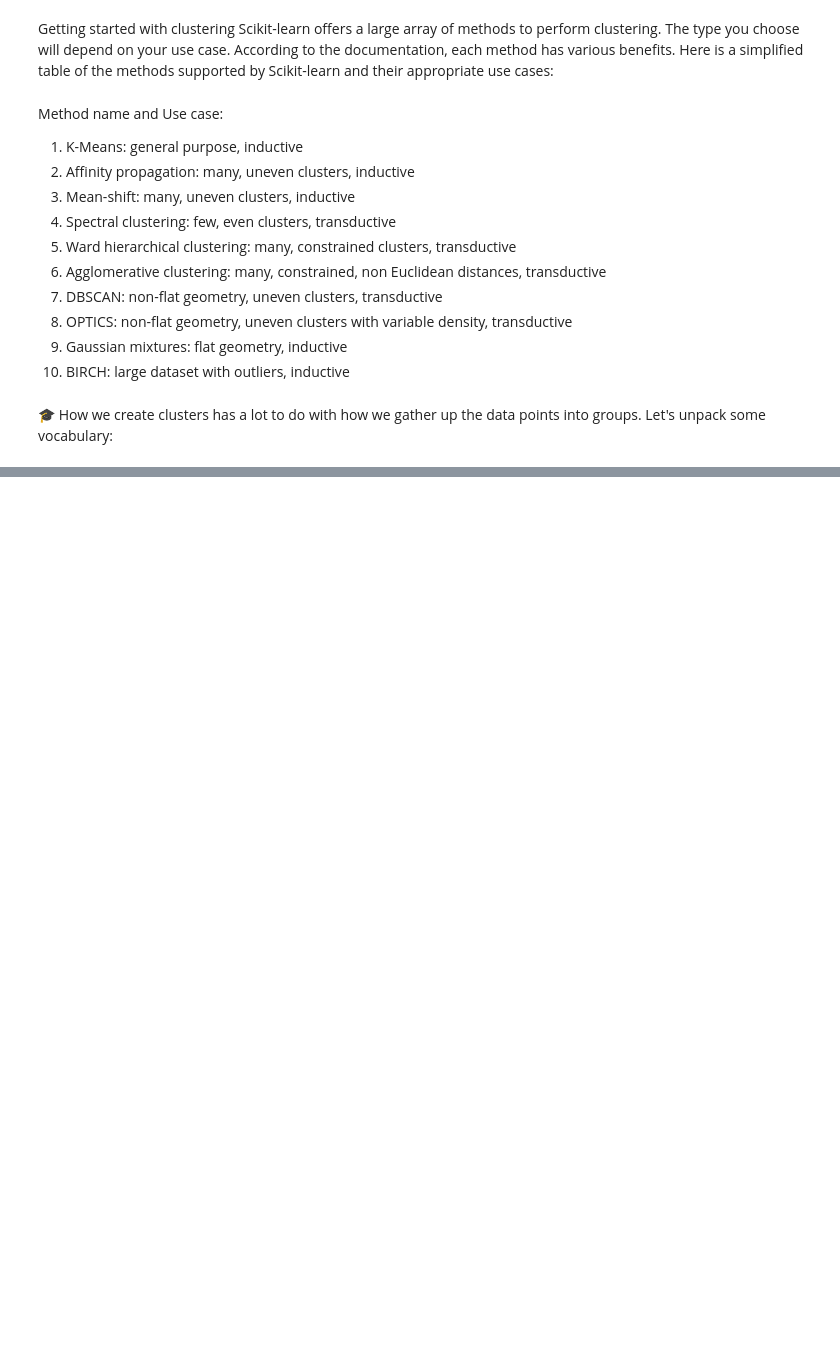
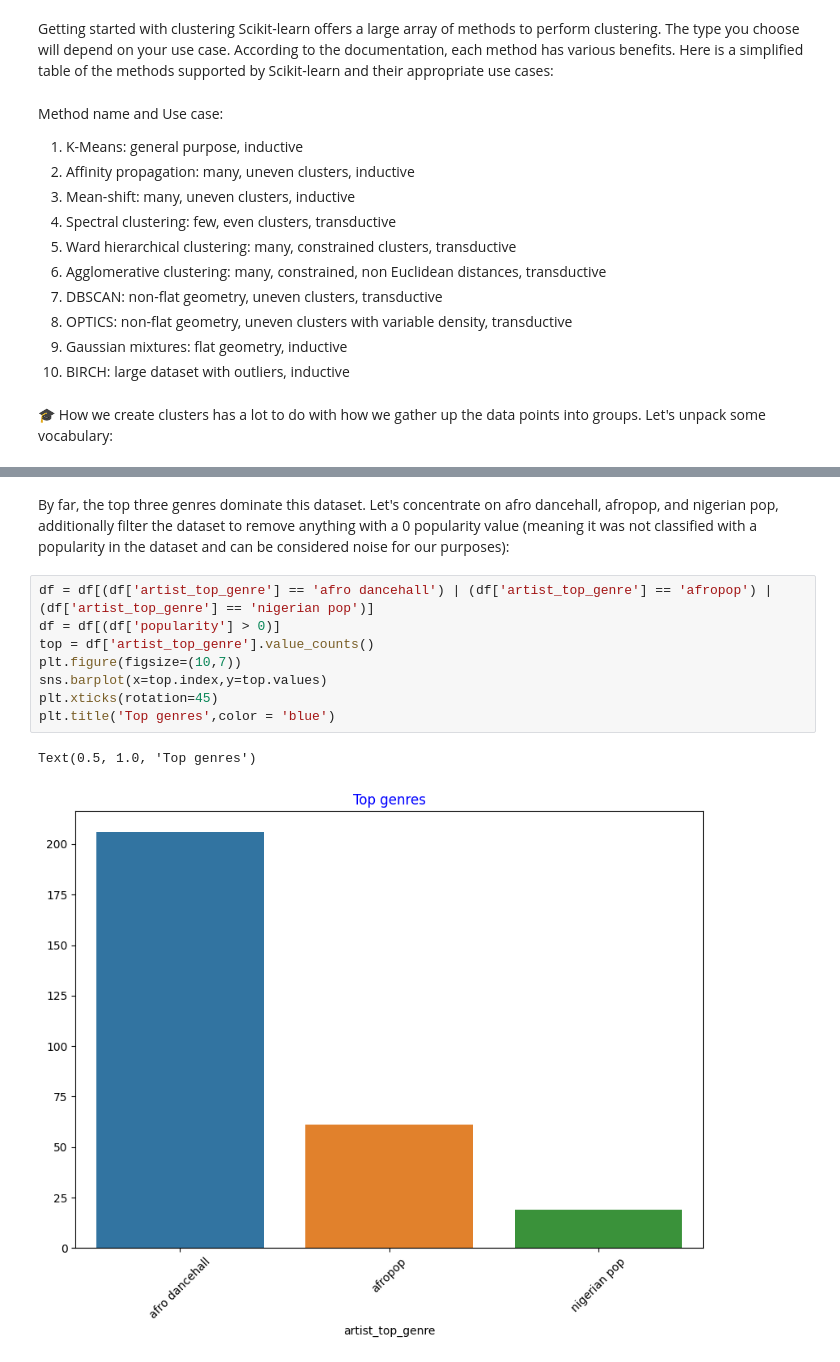
Before and after one commit to khalidassalafy/ArewaDS-Machine-Learning-Assignments, a Jupyter notebook: Week_06/lesson_01.ipynb, the cells around one changed output, grey strips where cells are left out. Cells and saved outputs as stored; diff of their text form; blank space fills up the shorter version.

```diff
--- a/Week_06/lesson_01.ipynb
+++ b/Week_06/lesson_01.ipynb
@@ -38,0 +191,13 @@ Method name and	Use case:
+# %% [markdown]
+By far, the top three genres dominate this dataset. Let's concentrate on afro dancehall, afropop, and nigerian pop, additionally filter the dataset to remove anything with a 0 popularity value (meaning it was not classified with a popularity in the dataset and can be considered noise for our purposes):
+# %%
+df = df[(df['artist_top_genre'] == 'afro dancehall') | (df['artist_top_genre'] == 'afropop') | (df['artist_top_genre'] == 'nigerian pop')]
+df = df[(df['popularity'] > 0)]
+top = df['artist_top_genre'].value_counts()
+plt.figure(figsize=(10,7))
+sns.barplot(x=top.index,y=top.values)
+plt.xticks(rotation=45)
+plt.title('Top genres',color = 'blue')
+# %% [output]
+Text(0.5, 1.0, 'Top genres')
+[figure, added]
```
Also changed, not shown: parts of 35 cells of this notebook, 1 other file.
